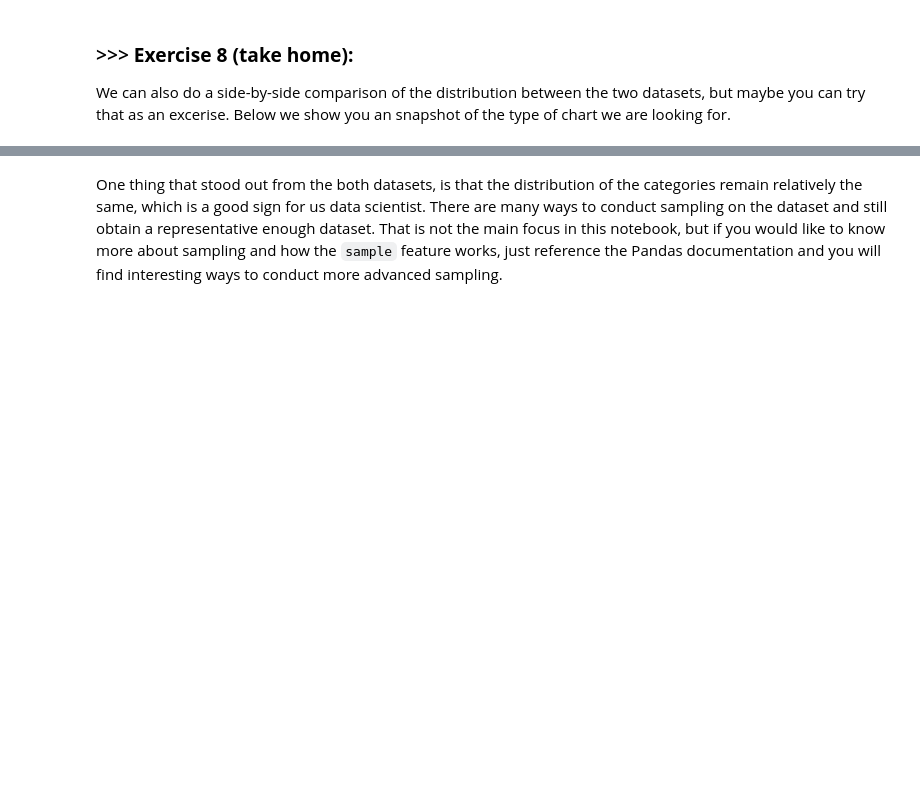
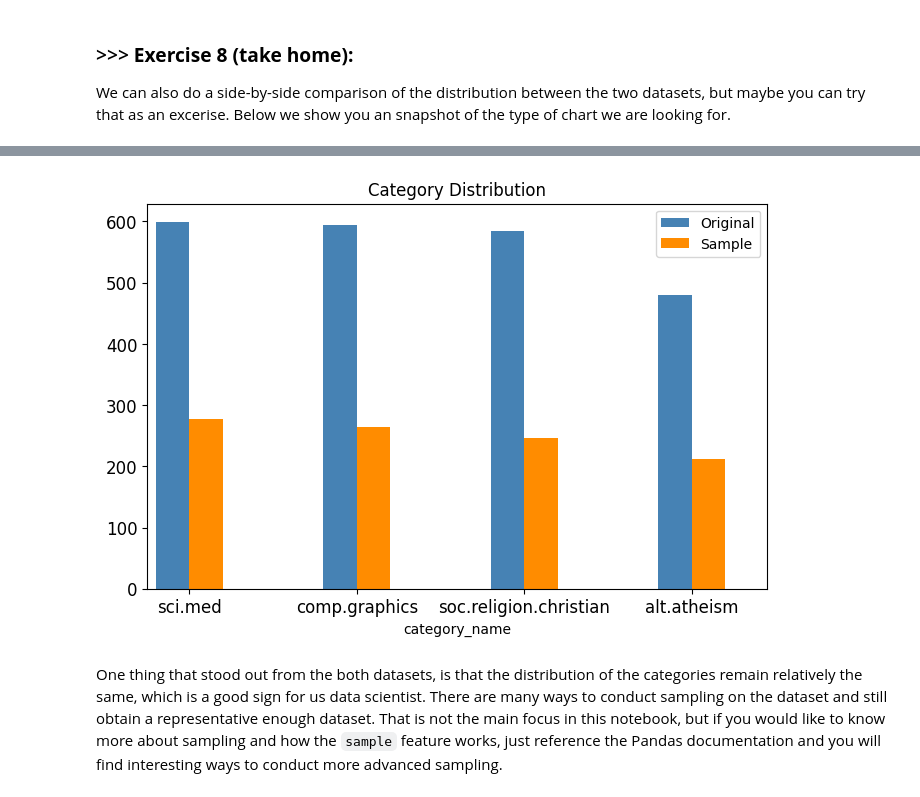
Before and after one commit to 112020035/DM2025-Lab1-Exercise, a Jupyter notebook: DM2025-Lab1-Master.ipynb, the cells around one changed output, grey strips where cells are left out. Saved outputs shown, nothing was run; the diff lists cells and outputs as text; code cells hidden in the pictures; blank space fills up the shorter version.

```diff
--- a/DM2025-Lab1-Master.ipynb
+++ b/DM2025-Lab1-Master.ipynb
@@ -807,3 +847,28 @@ We can also do a side-by-side comparison of the distribution between the two dat
+# %%
+# Answer here
+fig, ax = plt.subplots(figsize=(8, 5))
+
+X.category_name.value_counts().plot(kind = 'bar',
+                                     width = 0.2,
+                                     position = 1,
+                                     fontsize = 12,
+                                     color = 'steelblue',
+                                     label = 'Original')
+
+X_sample.category_name.value_counts().plot(kind = 'bar',
+                                            width = 0.2,
+                                            position = 0,
+                                            fontsize = 12,
+                                            color = 'darkorange',
+                                            label = 'Sample')
+
+ax.set_title('Category Distribution')
+ax.set_ylim(0, X.category_name.value_counts().max() + 30)
+ax.legend()
+plt.xticks(rotation = 0)
+plt.show()
+# %% [output]
+[figure, added]
 # %% [markdown]
 One thing that stood out from the both datasets, is that the distribution of the categories remain relatively the same, which is a good sign for us data scientist. There are many ways to conduct sampling on the dataset and still obtain a representative enough dataset. That is not the main focus in this notebook, but if you would like to know more about sampling and how the `sample` feature works, just reference the Pandas documentation and you will find interesting ways to conduct more advanced sampling.
 # %% [markdown]
```
Also changed, not shown: parts of 25 cells of this notebook, 1 other file.
